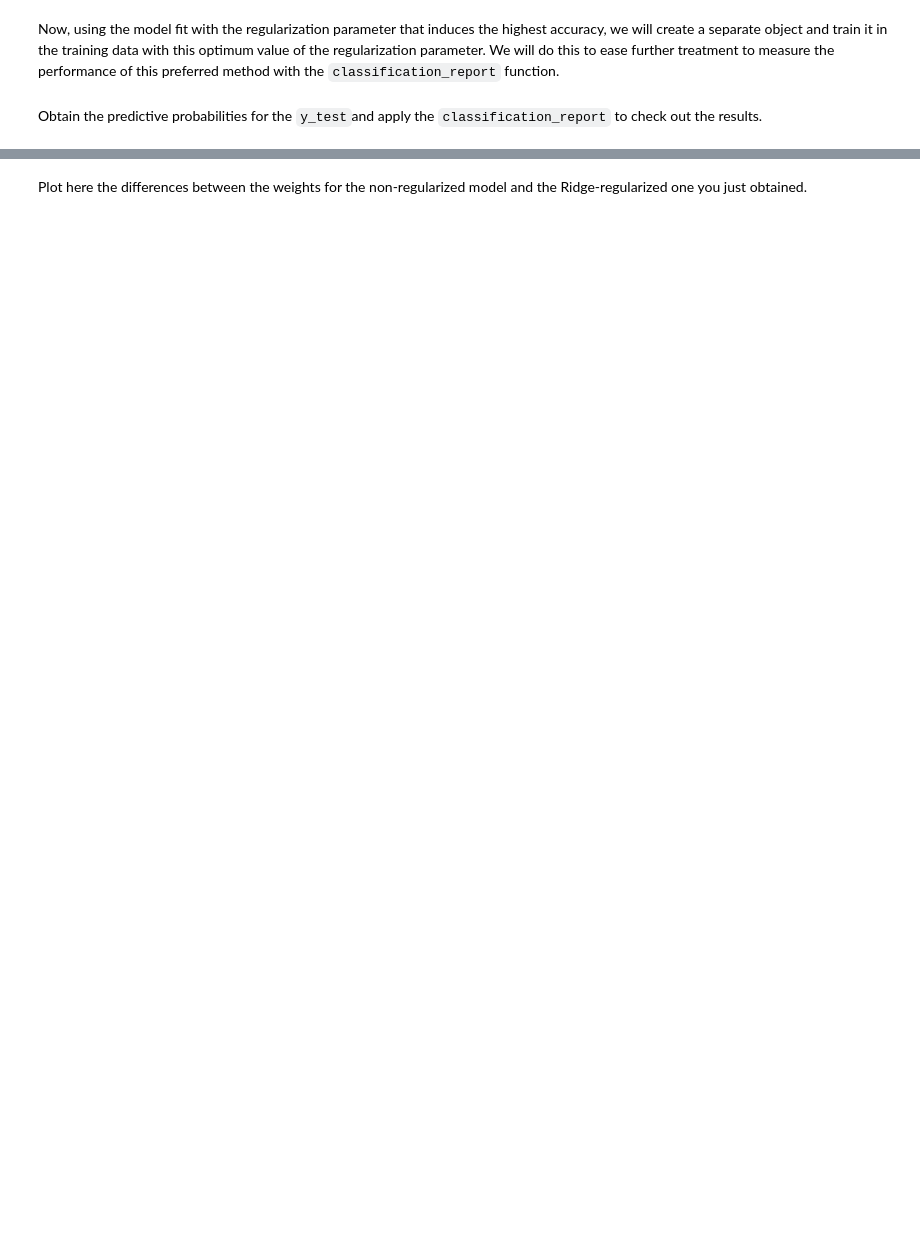
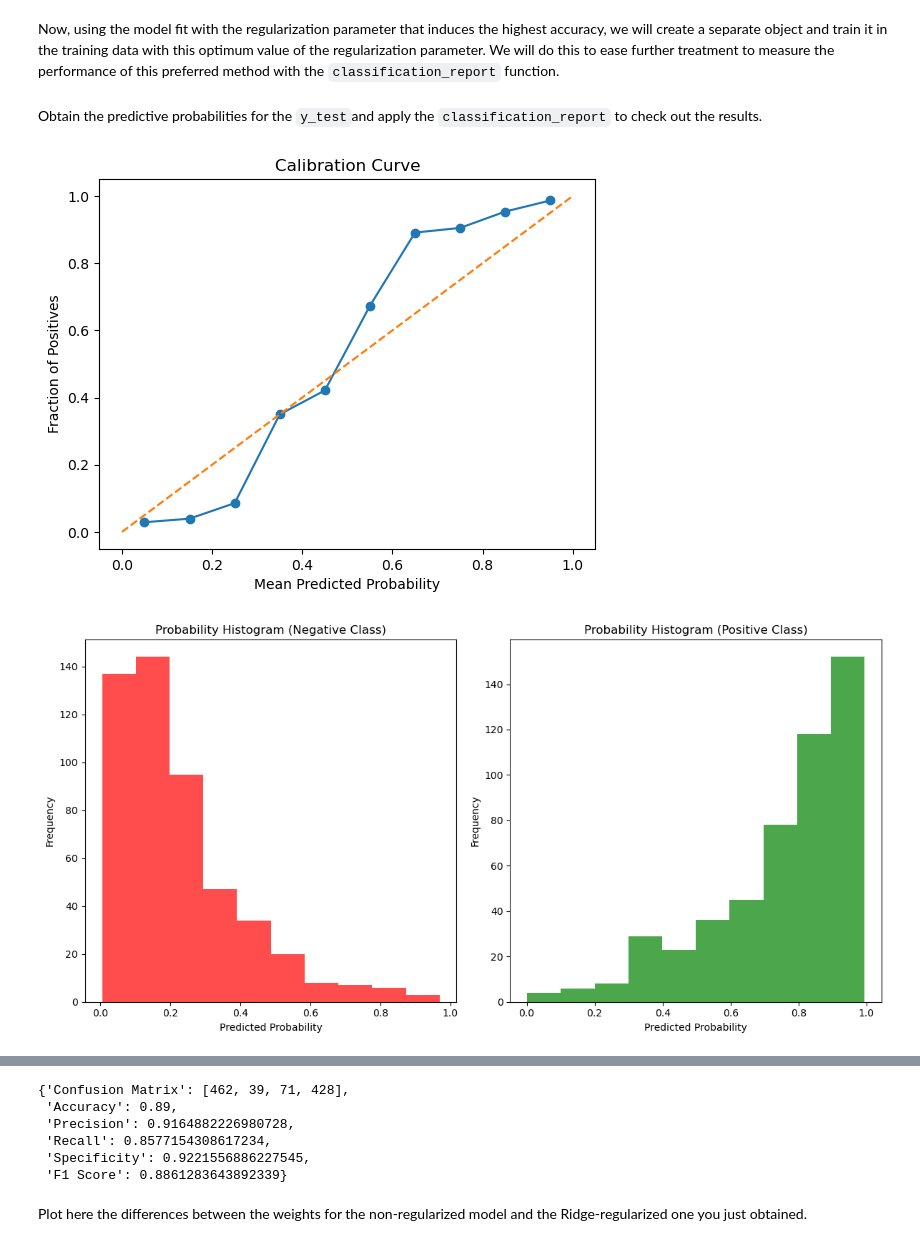
Before and after one commit to ICAI-IMAT-ML/p2-5-lyr-f, a Jupyter notebook: notebook/Lab2_5_LogisticRegression_and_regularization.ipynb, the cells around one changed output, grey strips where cells are left out. Saved outputs shown, nothing was run; the diff lists cells and outputs as text; code cells hidden in the pictures; blank space fills up the shorter version.

```diff
--- a/notebook/Lab2_5_LogisticRegression_and_regularization.ipynb
+++ b/notebook/Lab2_5_LogisticRegression_and_regularization.ipynb
@@ -281,15 +305,18 @@ Now, using the model fit with the regularization parameter that induces the high
 # Initialize the LogisticRegressor model with the optimum C
 LogReg_optimum_C_Ridge = LogisticRegressor()
 
-# TODO: Train the model using the training data and the optimum C
+# Train the model using the training data and the optimum C
 LogReg_optimum_C_Ridge.fit(X_train, y_train,
                            learning_rate = learning_rate,
                            num_iterations = num_iterations,
                            penalty = 'ridge',
-                           C = None)
+                           C = 1000)
 # %% [markdown]
 Obtain the predictive probabilities for the `y_test`and apply the `classification_report` to check out the results.
 # %%
-# TODO: Complete the call for the report with the y_test_prob obtained from the test data
-y_test_prob = LogReg_optimum_C_Ridge.predict_proba(None)
-classification_report(None, None, 1)
+# Complete the call for the report with the y_test_prob obtained from the test data
+y_test_prob = LogReg_optimum_C_Ridge.predict_proba(X_test)
+classification_report(y_test, y_test_prob, 1)
+# %% [output]
+[figure, added]
+[figure, added]
@@ -296,2 +324,8 @@ classification_report(None, None, 1)
+{'Confusion Matrix': [462, 39, 71, 428],
+ 'Accuracy': 0.89,
+ 'Precision': 0.9164882226980728,
+ 'Recall': 0.8577154308617234,
+ 'Specificity': 0.9221556886227545,
+ 'F1 Score': 0.8861283643892339}
 # %% [markdown]
 Plot here the differences between the weights for the non-regularized model and the Ridge-regularized one you just obtained.
```
Also changed, not shown: parts of 54 cells of this notebook, 1 other file.
